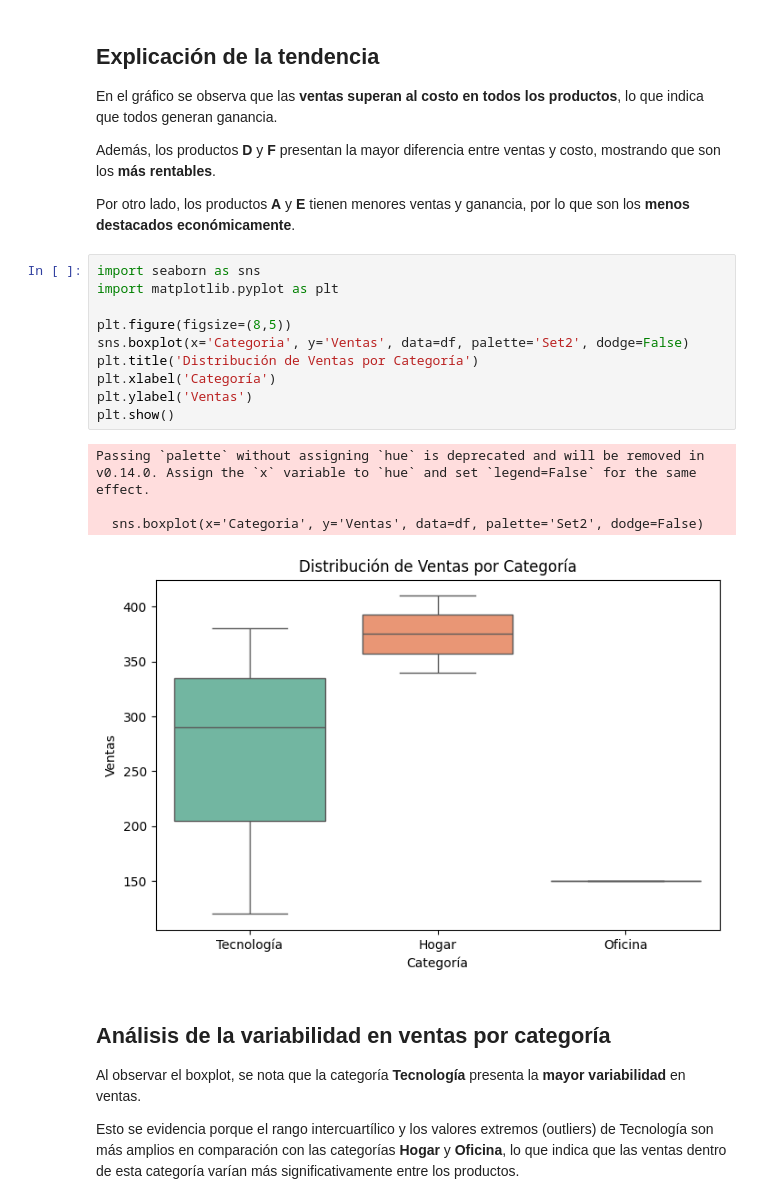
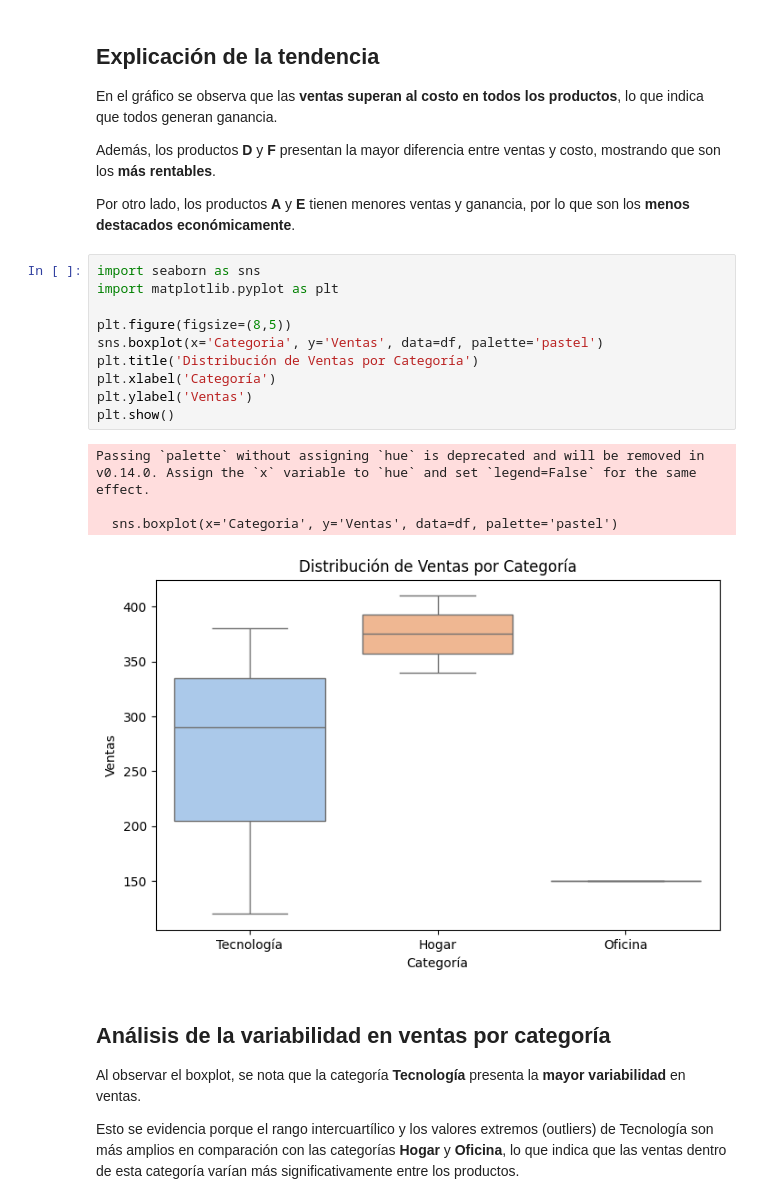
Before and after one commit to BPinzon13/Entregables_2, a Jupyter notebook: analisis_venta.ipynb, the cells around one changed output. Drawn from its saved outputs; the diff is of its cells as text.

```diff
--- a/analisis_venta.ipynb
+++ b/analisis_venta.ipynb
@@ -136,18 +136,18 @@ Por otro lado, los productos **A** y **E** tienen menores ventas y ganancia, por
 # %%
 import seaborn as sns
 import matplotlib.pyplot as plt
 
 plt.figure(figsize=(8,5))
-sns.boxplot(x='Categoria', y='Ventas', data=df, palette='Set2', dodge=False)
+sns.boxplot(x='Categoria', y='Ventas', data=df, palette='pastel')
 plt.title('Distribución de Ventas por Categoría')
 plt.xlabel('Categoría')
 plt.ylabel('Ventas')
 plt.show()
 # %% [output]
 Passing `palette` without assigning `hue` is deprecated and will be removed in v0.14.0. Assign the `x` variable to `hue` and set `legend=False` for the same effect.
 
-  sns.boxplot(x='Categoria', y='Ventas', data=df, palette='Set2', dodge=False)
+  sns.boxplot(x='Categoria', y='Ventas', data=df, palette='pastel')
-[figure, old version]
+[figure, new version]
 # %% [markdown]
 ## Análisis de la variabilidad en ventas por categoría
 
```
Also changed, not shown: parts of 1 cell of this notebook.
